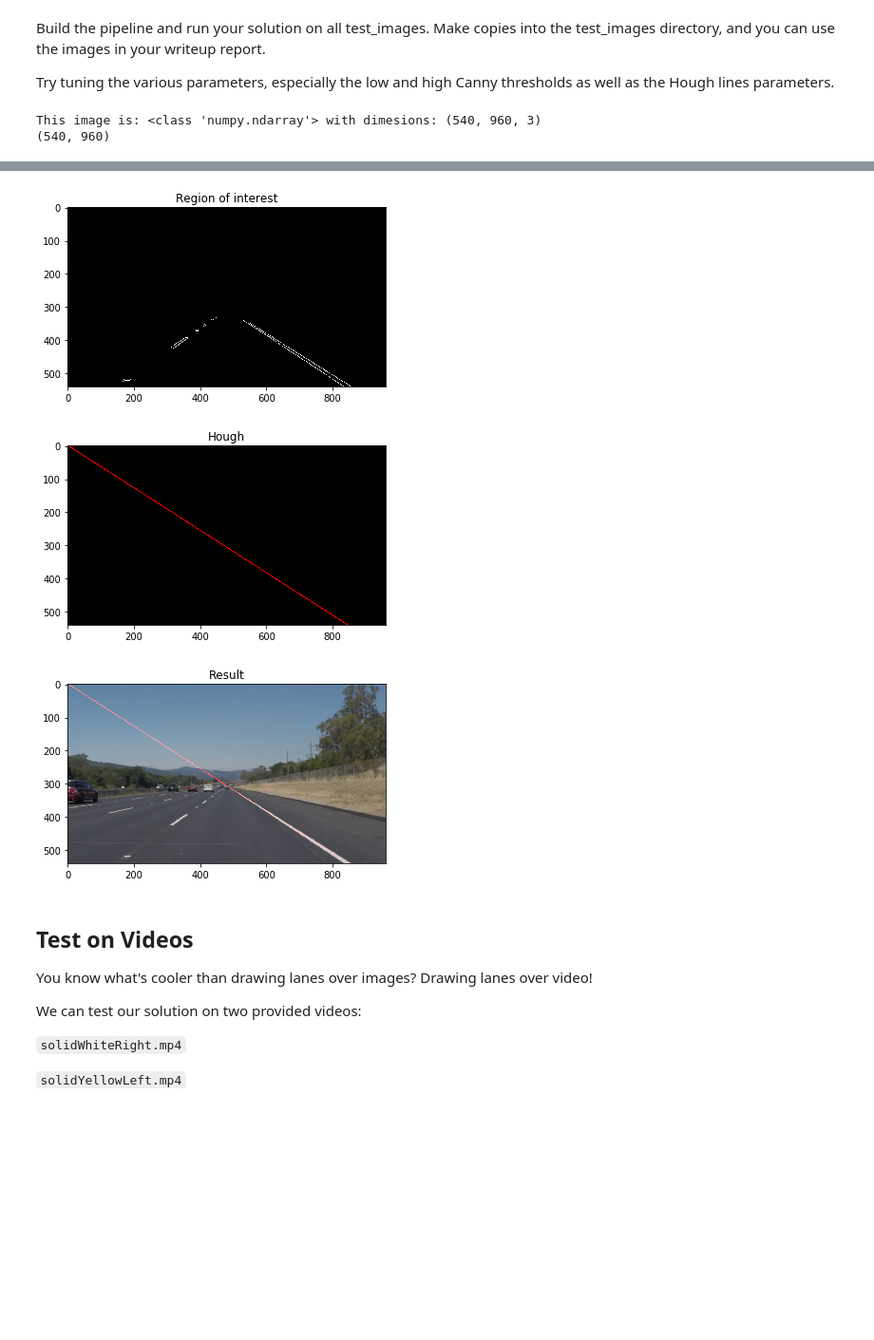
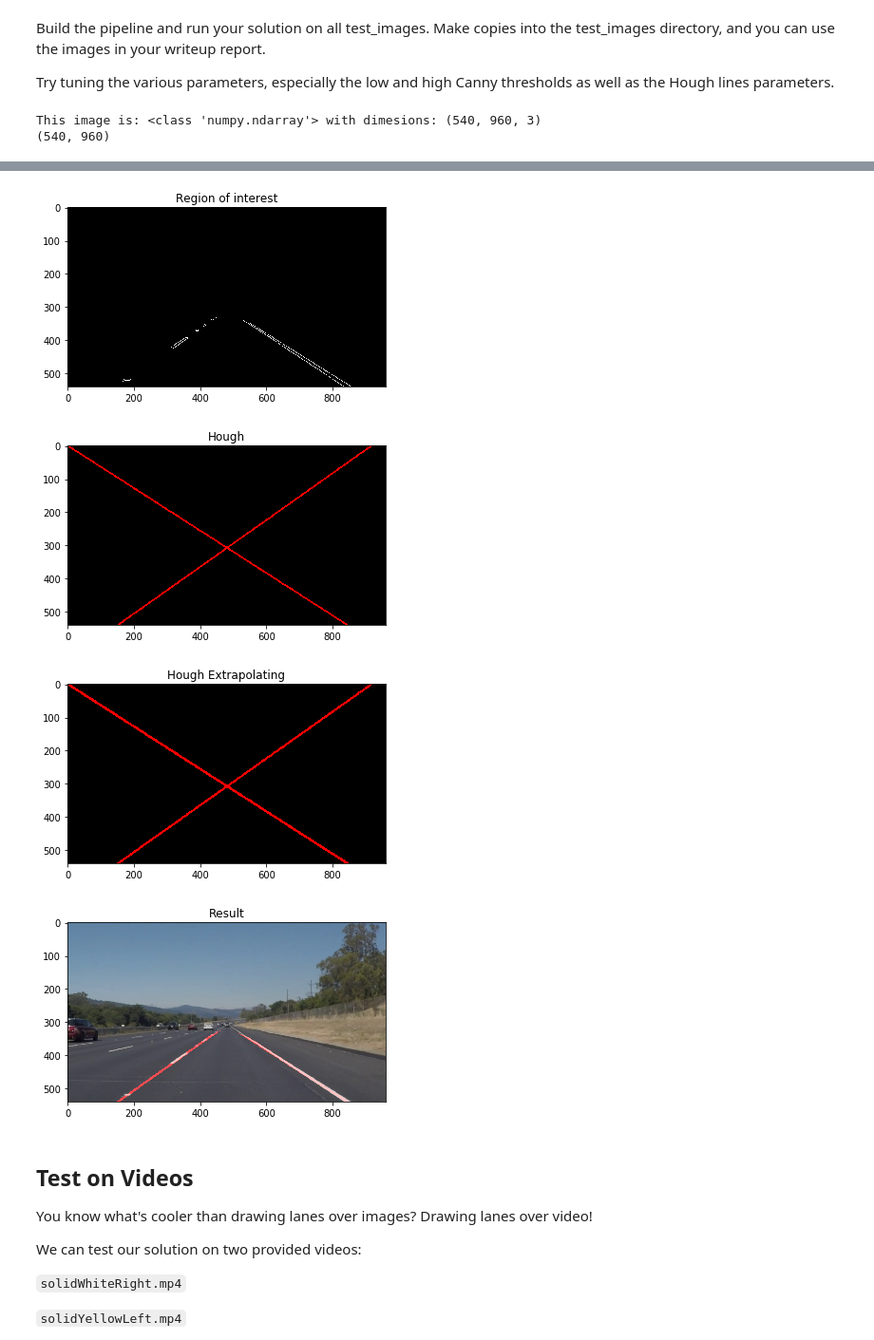
Before and after one commit to Maesla/Finding-Lane-Lines, a Jupyter notebook: mywork.ipynb, the cells around one changed output, grey strips where cells are left out. Shown at 95% size. Cells and saved outputs as stored; diff of their text form; code cells hidden in the pictures; blank space fills up the shorter version.

Commit message:
- Extrapolating working :-)

```diff
--- a/mywork.ipynb
+++ b/mywork.ipynb
@@ -153,8 +153,7 @@ def hough_lines(img, rho, theta, threshold, min_line_len, max_line_gap):
     """
     lines = cv2.HoughLinesP(img, rho, theta, threshold, np.array([]), minLineLength=min_line_len, maxLineGap=max_line_gap)
     line_img = np.zeros((img.shape[0], img.shape[1], 3), dtype=np.uint8)
-    #draw_lines(line_img, lines)
-    draw_lines_extrapolate(line_img, lines)
+    draw_lines(line_img, lines)
     return line_img
 
 # Python 3 has support for cool math symbols.
@@ -206,6 +205,20 @@ def PlotImage(image, index, title):
     plt.title(title)
     return
 
+def hough_lines_extrapolating(img, rho, theta, threshold, min_line_len, max_line_gap):
+    """
+    `img` should be the output of a Canny transform.
+
+    Returns an image with hough lines drawn.
+    """
+    lines = cv2.HoughLinesP(img, rho, theta, threshold, np.array([]), minLineLength=min_line_len, maxLineGap=max_line_gap)
+    line_img = np.zeros((img.shape[0], img.shape[1], 3), dtype=np.uint8)
+    red = [255, 0, 0]
+    thickness = 6
+    draw_lines_extrapolate(line_img, 1, lines, red, thickness)
+    draw_lines_extrapolate(line_img, -1, lines, red, thickness)
+    return line_img
+
 def Slope(p1, p2):
     return (p2[1] - p1[1])/(p2[0] - p1[0])
 
@@ -215,8 +228,7 @@ def CalculateYInterpcept(m, point):
 def GetYInLineByX(x, m, b):
     return m*x+b
 
-
-def draw_lines_extrapolate(img, lines, color=[255, 0, 0], thickness=2):
+def draw_lines_extrapolate(img, slopeSign, lines, color=[255, 0, 0], thickness=2):
     m = 0;
     b = 0;
     count = 0;
@@ -224,14 +236,15 @@ def draw_lines_extrapolate(img, lines, color=[255, 0, 0], thickness=2):
     for line in lines:
         for x1,y1,x2,y2 in line:
             slope = Slope((x1, y1), (x2,y2))
-            if (slope > 0):
+            if (slope*slopeSign > 0):
                 m = m + slope
-                b = CalculateYInterpcept(slope, (x1,y1))
+                b = b + CalculateYInterpcept(slope, (x1,y1))
                 count = count + 1
 
     m = m/count;
     b = b/count;
 
+    #print ("slope: %f m: %f b: %f." % (slopeSign, m, b))
     imageSize = img.shape;
     width = imageSize[1]
     height = imageSize[0];
@@ -278,37 +291,44 @@ imageSize = cannyImage.shape;
 print(imageSize)
 width = imageSize[1]
 height = imageSize[0];
 left_upper = (width/2, height/1.7)
 right_upper = (width/2, height/1.7)
 right_bottom = (width, height)
 left_bottom = (0, height)
 imageMask =  np.array([[left_upper, right_upper, right_bottom, left_bottom]], dtype=np.int32);
 maskedImage = region_of_interest(cannyImage, imageMask);
 PlotGrayImage(maskedImage, 5, 'Region of interest')
 
 
 
 rho = 1 # distance resolution in pixels of the Hough grid
 theta = 1*np.pi/180 # angular resolution in radians of the Hough grid
 threshold = 50     # minimum number of votes (intersections in Hough grid cell)
 min_line_length = 10 #minimum number of pixels making up a line
 max_line_gap = 30    # maximum gap in pixels between connectable line segments
 
 houghImage = hough_lines(maskedImage, rho, theta, threshold, min_line_length, max_line_gap);
 PlotGrayImage(houghImage, 6, 'Hough')
 
-combined = weighted_img(houghImage, image)
-PlotImage(combined, 7, 'Result')
+houghImageExtrapolating = hough_lines_extrapolating(maskedImage, rho, theta, threshold, min_line_length, max_line_gap);
+PlotGrayImage(houghImage, 7, 'Hough Extrapolating')
+
+maskedHough = region_of_interest(houghImage, imageMask);
+combined = weighted_img(maskedHough, image)
+
+
+PlotImage(combined, 8, 'Result')
 # %% [output]
 This image is: <class 'numpy.ndarray'> with dimesions: (540, 960, 3)
 (540, 960)
 [figure]
 [figure]
 [figure]
 [figure]
 [figure]
-[figure, old version]
+[figure, new version]
-[figure, old version]
+[figure, new version]
+[figure, added]
 # %% [markdown]
 ## Test on Videos
 
```
